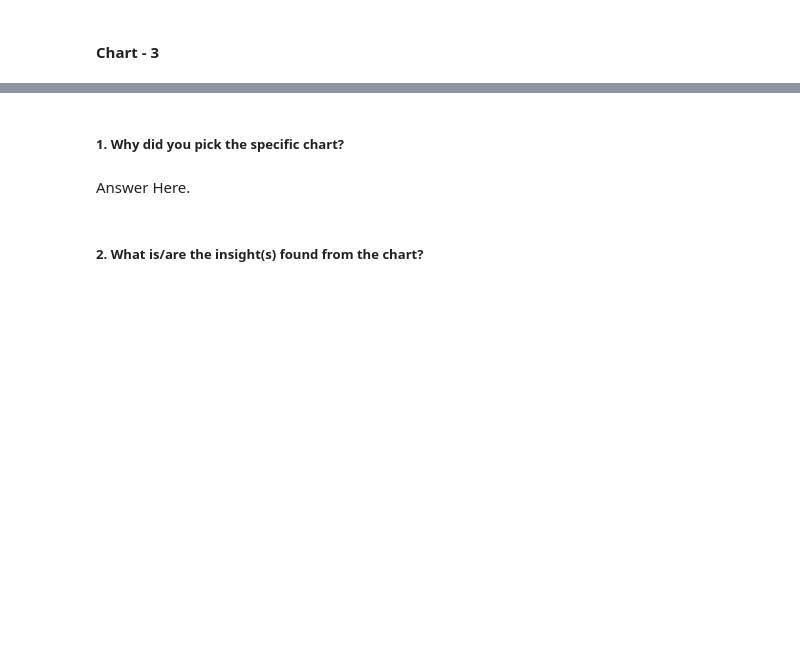
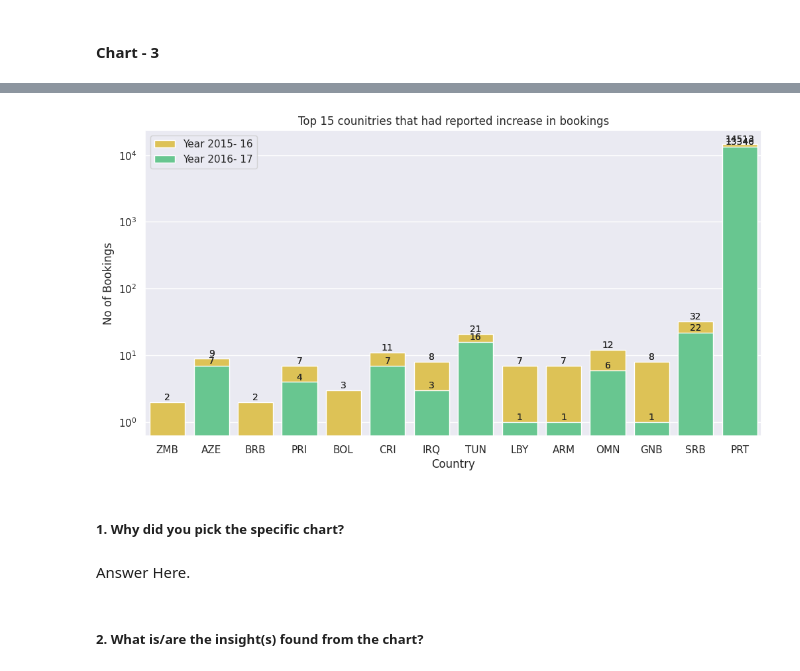
Before and after one commit to Bhushan0097/01.-CAPSTONE-PROJECT----Hotel-Bookings.csv, a Jupyter notebook: 01_Capstone_Project_EDA_HotelBooking.ipynb, the cells around one changed output, grey strips where cells are left out. Cells and saved outputs as stored; diff of their text form; code cells hidden in the pictures; blank space fills up the shorter version.

```diff
--- a/01_Capstone_Project_EDA_HotelBooking.ipynb
+++ b/01_Capstone_Project_EDA_HotelBooking.ipynb
@@ -640,0 +1151,4 @@ Answer Here
+# %%
+
+Decrease_booking = Diff_booking[Diff_booking['Difference']<-1.0]
+Decrease_booking.tail(15)
@@ -641,3 +1171,32 @@ Answer Here
+# %%
+# Chart - 3 visualization code
+# Displaying Top 15 counitries that had reported decrease in bookings.
+
+fig, ax = plt.subplots(figsize=(12, 6))
+
+sns.set(style = "darkgrid")
+
+bar_plot1 = sns.barplot(x='country', y='Year 2015- 16', data=Decrease_booking.tail(15), label="Year 2015- 16", color="#F4D03F")
+bar_plot2 = sns.barplot(x='country', y='Year 2016- 17', data=Decrease_booking.tail(15) , label="Year 2016- 17", color="#58D68D")
+bar_plot2.set_title('Top 15 counitries that had reported increase in bookings')
+
+
+plt.legend(ncol=1, loc="upper left", frameon=True)
+
+
+for i,j in zip(bar_plot2.containers,bar_plot1.containers): # displaying the count number on top of each bar
+    bar_plot1.bar_label(j , size='small')
+    bar_plot2.bar_label(i , size='small')
+
+
+plt.xlabel('Country')
+plt.ylabel('No of Bookings')
+
+ax.set_yscale('log')
+
+plt.show()
+# %% [output]
+[figure, added]
 # %% [markdown]
 ##### 1. Why did you pick the specific chart?
 # %% [markdown]
```
Also changed, not shown: parts of 134 cells of this notebook.
